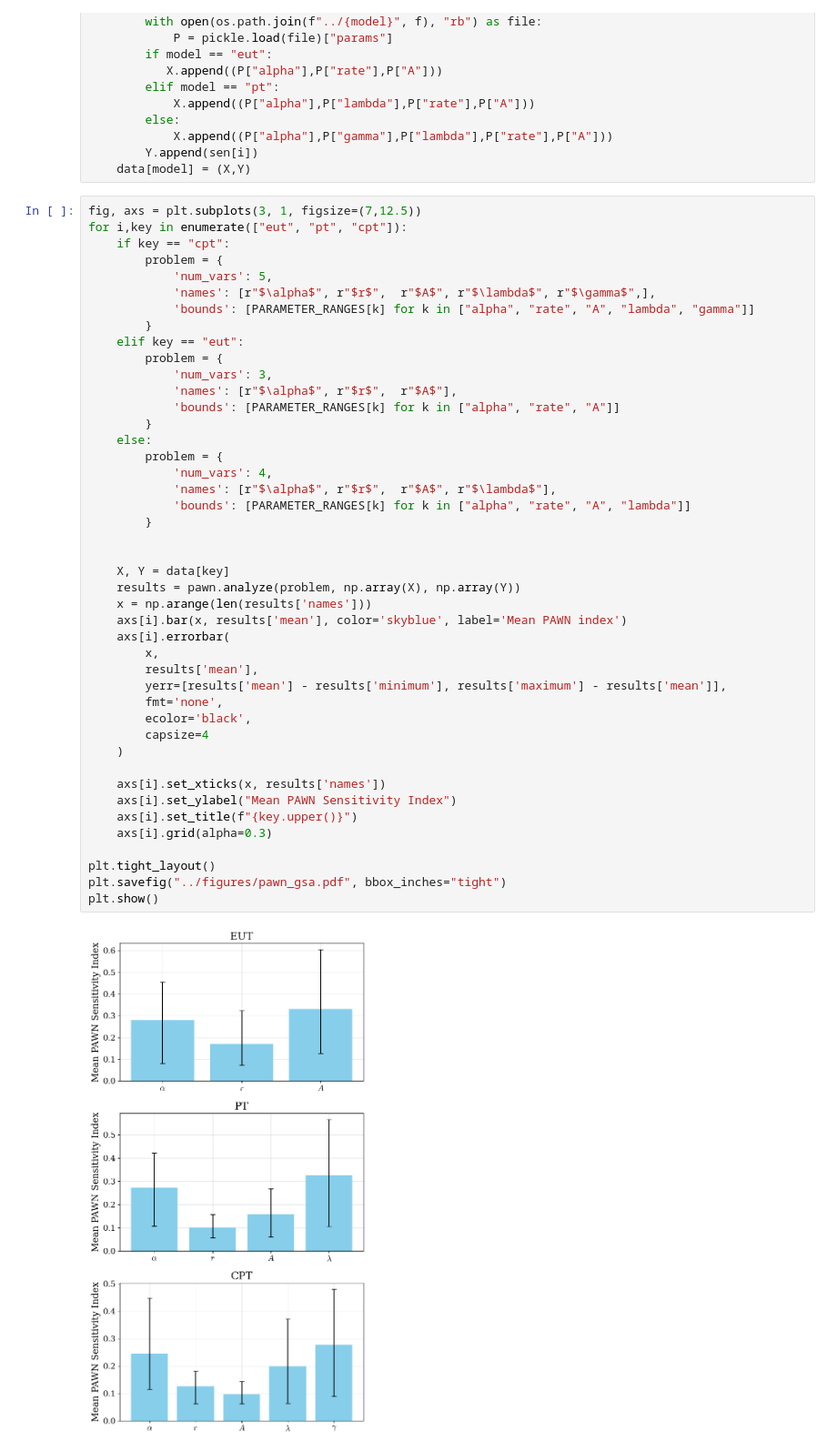
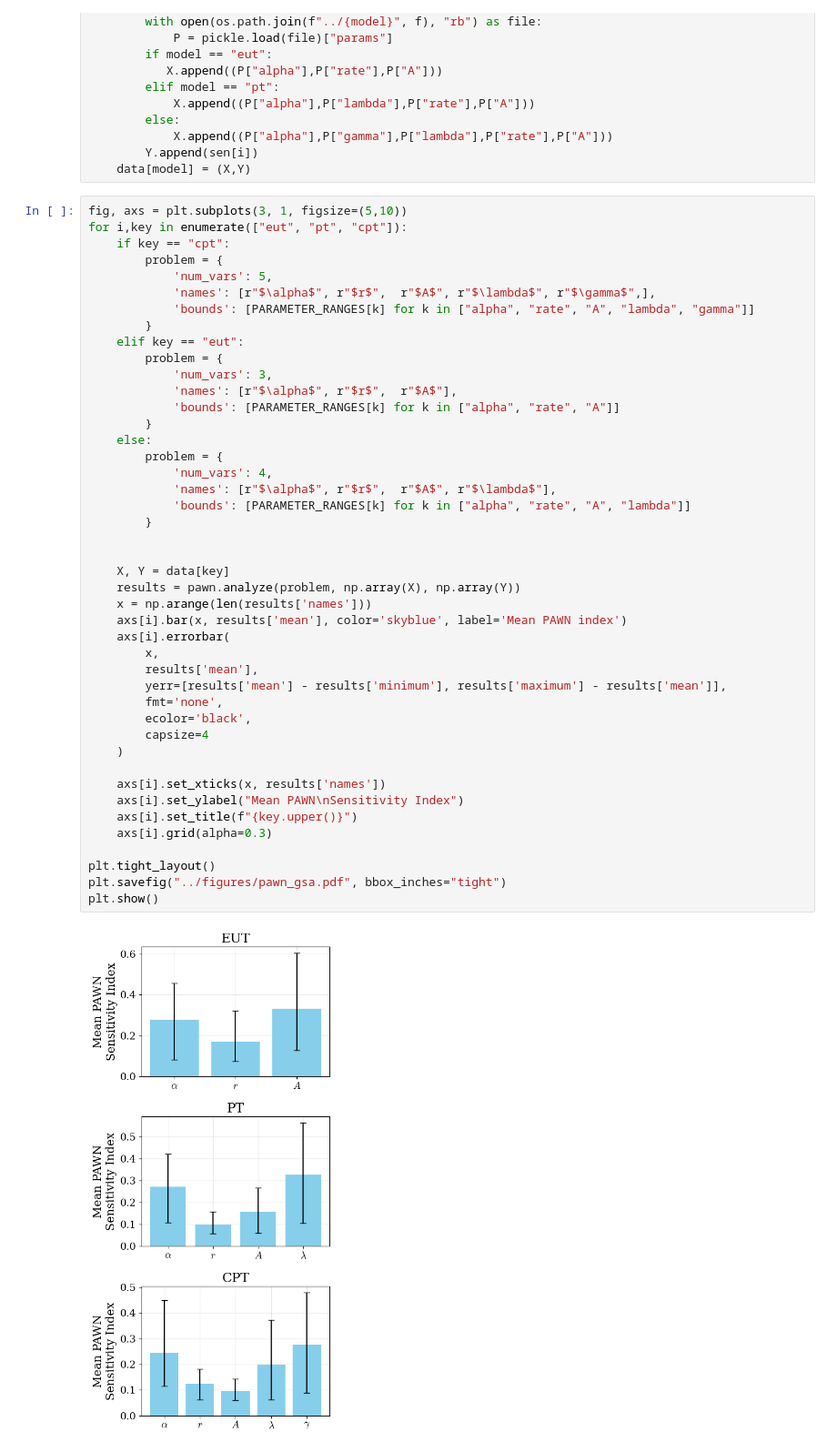
Before and after one commit to charlesaugdupont/cognitive-biases-endogenous-volatility, a Jupyter notebook: notebooks/sensitivity_analysis.ipynb, the cells around one changed output. Shown at 91% size. Drawn from its saved outputs; the diff is of its cells as text.

```diff
--- a/notebooks/sensitivity_analysis.ipynb
+++ b/notebooks/sensitivity_analysis.ipynb
@@ -44,7 +44,7 @@ for model in ["eut", "pt", "cpt"]:
         Y.append(sen[i])
     data[model] = (X,Y)
 # %%
-fig, axs = plt.subplots(3, 1, figsize=(7,12.5))
+fig, axs = plt.subplots(3, 1, figsize=(5,10))
 for i,key in enumerate(["eut", "pt", "cpt"]):
     if key == "cpt":
         problem = {
@@ -60,32 +60,32 @@ for i,key in enumerate(["eut", "pt", "cpt"]):
         }
     else:
         problem = {
             'num_vars': 4,
             'names': [r"$\alpha$", r"$r$",  r"$A$", r"$\lambda$"],
             'bounds': [PARAMETER_RANGES[k] for k in ["alpha", "rate", "A", "lambda"]]
         }
 
 
     X, Y = data[key]
     results = pawn.analyze(problem, np.array(X), np.array(Y))
     x = np.arange(len(results['names']))
     axs[i].bar(x, results['mean'], color='skyblue', label='Mean PAWN index')
     axs[i].errorbar(
         x,
         results['mean'],
         yerr=[results['mean'] - results['minimum'], results['maximum'] - results['mean']],
         fmt='none',
         ecolor='black',
         capsize=4
     )
 
     axs[i].set_xticks(x, results['names'])
-    axs[i].set_ylabel("Mean PAWN Sensitivity Index")
+    axs[i].set_ylabel("Mean PAWN\nSensitivity Index")
     axs[i].set_title(f"{key.upper()}")
     axs[i].grid(alpha=0.3)
 
 plt.tight_layout()
 plt.savefig("../figures/pawn_gsa.pdf", bbox_inches="tight")
 plt.show()
 # %% [output]
-[figure, old version]
+[figure, new version]
```
Also changed, not shown: 1 other file.
